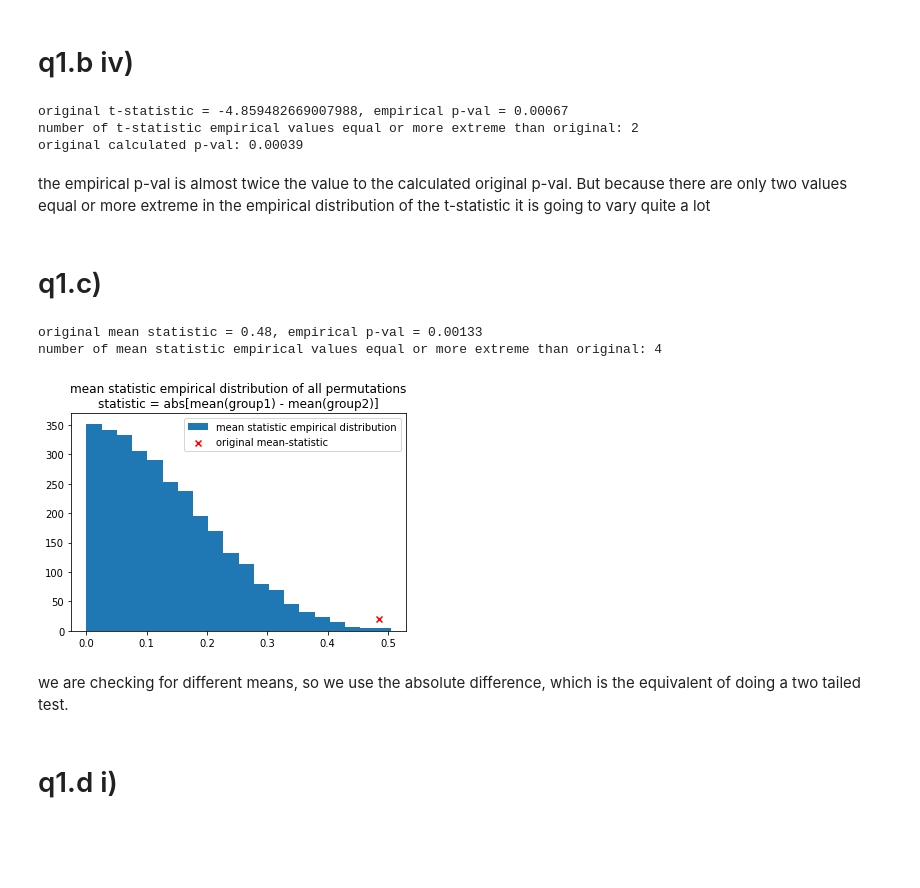
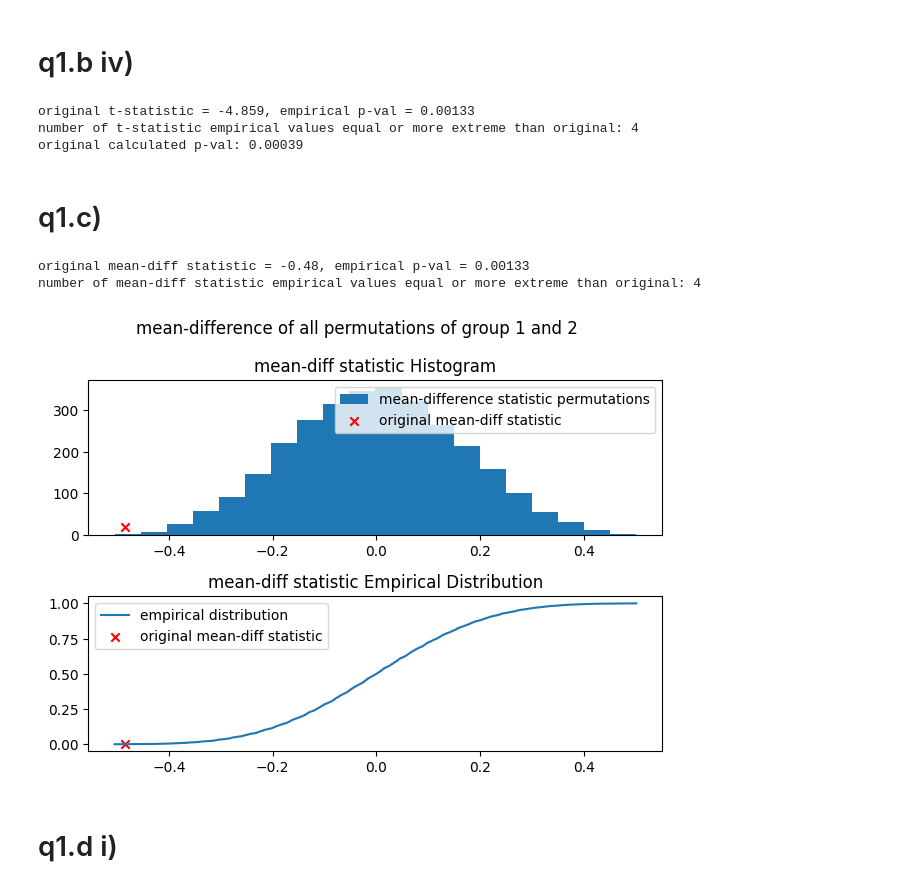
Before and after one commit to fclarke1/modelling-bio-imaging-comp0118, a Jupyter notebook: assignment_2/part_2_q1.ipynb, the cells around one changed output. Drawn from its saved outputs; the diff is of its cells as text; code cells hidden in the pictures; blank space fills up the shorter version.

```diff
--- a/assignment_2/part_2_q1.ipynb
+++ b/assignment_2/part_2_q1.ipynb
@@ -98,47 +105,56 @@ plt.legend()
 # q1.b iv)
 # %%
 # to find p-val find original t-statistic and find number of t-statistics with equal or greater value
+# Note we are doing a 2-tailed test, so due to the symmetry of the ecdf we multiply by 2
+t_stat_num_equal_or_greater = 2* (t_statistic_perms <= t_statistic_gt).sum()
+p_val_perms = (t_stat_num_equal_or_greater / N)
 
-t_stat_num_equal_or_greater = (t_statistic_perms <= t_statistic_gt).sum()
-p_val_perms = t_stat_num_equal_or_greater / N
-print(f'original t-statistic = {t_statistic_gt}, empirical p-val = {p_val_perms:.5f}')
+print(f'original t-statistic = {t_statistic_gt:.3f}, empirical p-val = {p_val_perms:.5f}')
 print(f'number of t-statistic empirical values equal or more extreme than original: {t_stat_num_equal_or_greater}')
 print(f'original calculated p-val: {p_val:.5f}')
 # %% [output]
-original t-statistic = -4.859482669007988, empirical p-val = 0.00067
-number of t-statistic empirical values equal or more extreme than original: 2
+original t-statistic = -4.859, empirical p-val = 0.00133
+number of t-statistic empirical values equal or more extreme than original: 4
 original calculated p-val: 0.00039
-# %% [markdown]
-the empirical p-val is almost twice the value to the calculated original p-val. But because there are only two values equal or more extreme in the empirical distribution of the t-statistic it is going to vary quite a lot
 # %% [markdown]
 # q1.c)
 # %%
 # caclulate using the means as the statistic
-mean_statistic_gt = np.abs(group1.mean() - group2.mean())
+mean_statistic_gt = group1.mean() - group2.mean()
 
 N = D_group_perms.shape[0]
 mean_statistic_perms = np.zeros(N)
 for row in range(N):
     group1_perm = D_group_perms[row, :N_1]
     group2_perm = D_group_perms[row, N_1:]
-    mean_statistic_perms[row] = np.abs(group1_perm.mean() - group2_perm.mean())
-
-plt.hist(mean_statistic_perms, bins=20, label='mean statistic empirical distribution')
-plt.scatter(x=mean_statistic_gt, y=20, marker='x', color='r', label='original mean-statistic')
-plt.title('mean statistic empirical distribution of all permutations\nstatistic = abs[mean(group1) - mean(group2)]')
-plt.legend()
+    mean_statistic_perms[row] = group1_perm.mean() - group2_perm.mean()
 
 # to find p-val find original t-statistic and find number of t-statistics with equal or greater value
-mean_stat_num_equal_or_greater = (mean_statistic_perms >= mean_statistic_gt).sum()
+# Note we are doing a 2-tailed test, so due to the symmetry of the ecdf we multiply by 2
+mean_stat_num_equal_or_greater = 2*(mean_statistic_perms <= mean_statistic_gt).sum()
 p_val_mean_perms = mean_stat_num_equal_or_greater / N
-print(f'original mean statistic = {mean_statistic_gt:.2f}, empirical p-val = {p_val_mean_perms:.5f}')
-print(f'number of mean statistic empirical values equal or more extreme than original: {mean_stat_num_equal_or_greater}')
+print(f'original mean-diff statistic = {mean_statistic_gt:.2f}, empirical p-val = {p_val_mean_perms:.5f}')
+print(f'number of mean-diff statistic empirical values equal or more extreme than original: {mean_stat_num_equal_or_greater}')
+
+fig, axs = plt.subplots(nrows=2, ncols=1)
+fig.suptitle('mean-difference of all permutations of group 1 and 2')
+
+axs[0].hist(mean_statistic_perms, bins=20, label='mean-difference statistic permutations')
+axs[0].scatter(x=mean_statistic_gt, y=20, marker='x', color='r', label='original mean-diff statistic')
+axs[0].set_title('mean-diff statistic Histogram')
+axs[0].legend()
+
+mean_ecdf = ECDF(mean_statistic_perms)
+axs[1].plot(np.sort(mean_statistic_perms), mean_ecdf(np.sort(mean_statistic_perms)), label='empirical distribution')
+axs[1].scatter(mean_statistic_gt, mean_ecdf(mean_statistic_gt), marker='x', color='r', label='original mean-diff statistic')
+axs[1].set_title('mean-diff statistic Empirical Distribution')
+axs[1].legend()
+
+fig.tight_layout()
 # %% [output]
-original mean statistic = 0.48, empirical p-val = 0.00133
-number of mean statistic empirical values equal or more extreme than original: 4
+original mean-diff statistic = -0.48, empirical p-val = 0.00133
+number of mean-diff statistic empirical values equal or more extreme than original: 4
-[figure, old version]
+[figure, new version]
-# %% [markdown]
-we are checking for different means, so we use the absolute difference, which is the equivalent of doing a two tailed test.
 # %% [markdown]
 # q1.d i)
 # %%
```
Also changed, not shown: parts of 6 cells of this notebook, 2 other files.
